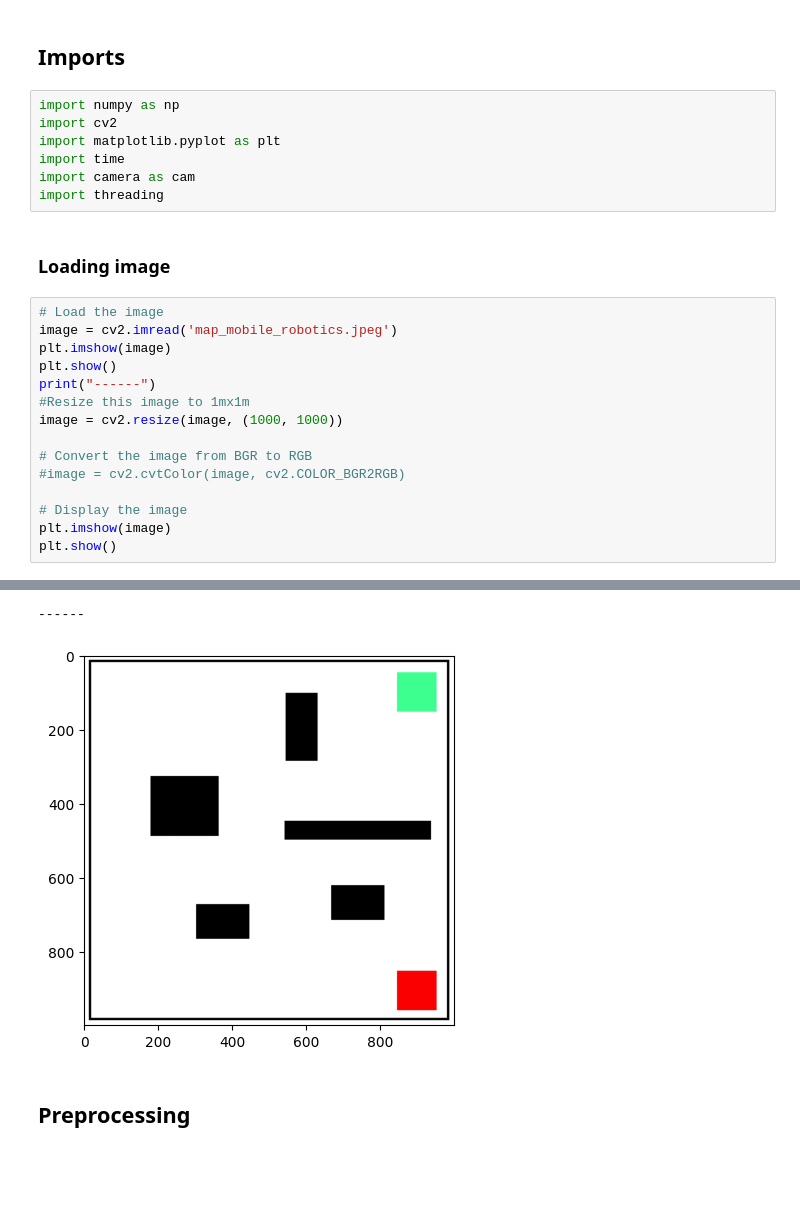
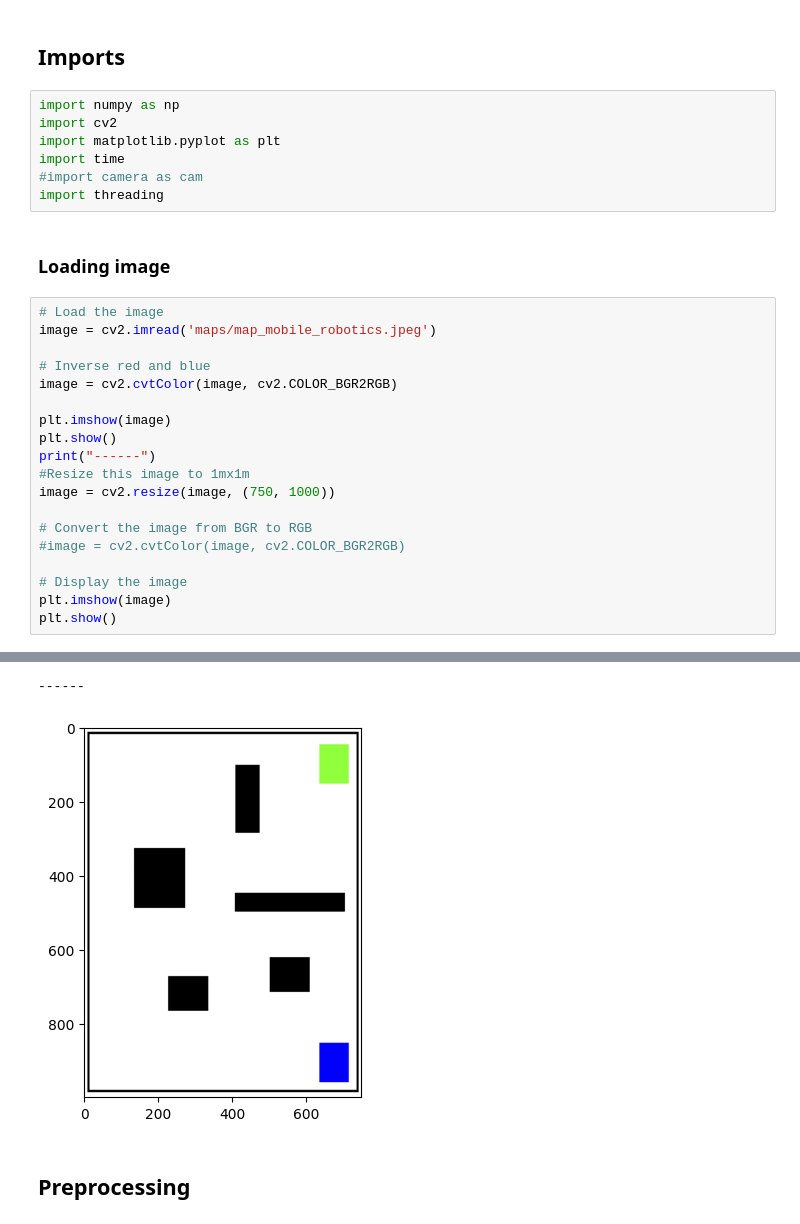
Before and after one commit to Armonis5/ThymioMob, a Jupyter notebook: vision.ipynb, the cells around one changed output, grey strips where cells are left out. Cells and saved outputs as stored; diff of their text form; blank space fills up the shorter version.

```diff
--- a/vision.ipynb
+++ b/vision.ipynb
@@ -13,18 +13,22 @@ import numpy as np
 import cv2
 import matplotlib.pyplot as plt
 import time
-import camera as cam
+#import camera as cam
 import threading
 # %% [markdown]
 ### Loading image
 # %%
 # Load the image
-image = cv2.imread('map_mobile_robotics.jpeg')
+image = cv2.imread('maps/map_mobile_robotics.jpeg')
+
+# Inverse red and blue
+image = cv2.cvtColor(image, cv2.COLOR_BGR2RGB)
+
 plt.imshow(image)
 plt.show()
 print("------")
 #Resize this image to 1mx1m
-image = cv2.resize(image, (1000, 1000))
+image = cv2.resize(image, (750, 1000))
 
 # Convert the image from BGR to RGB
 #image = cv2.cvtColor(image, cv2.COLOR_BGR2RGB)
@@ -37,5 +41,5 @@ plt.show()
 ------
-[figure, old version]
+[figure, new version]
 # %% [markdown]
 ## Preprocessing
 # %%
```
Also changed, not shown: parts of 8 cells of this notebook.
